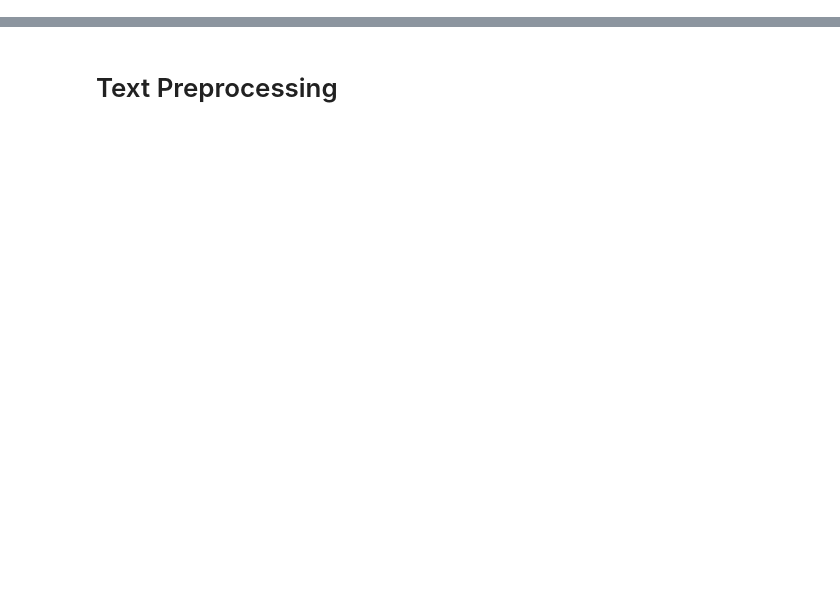
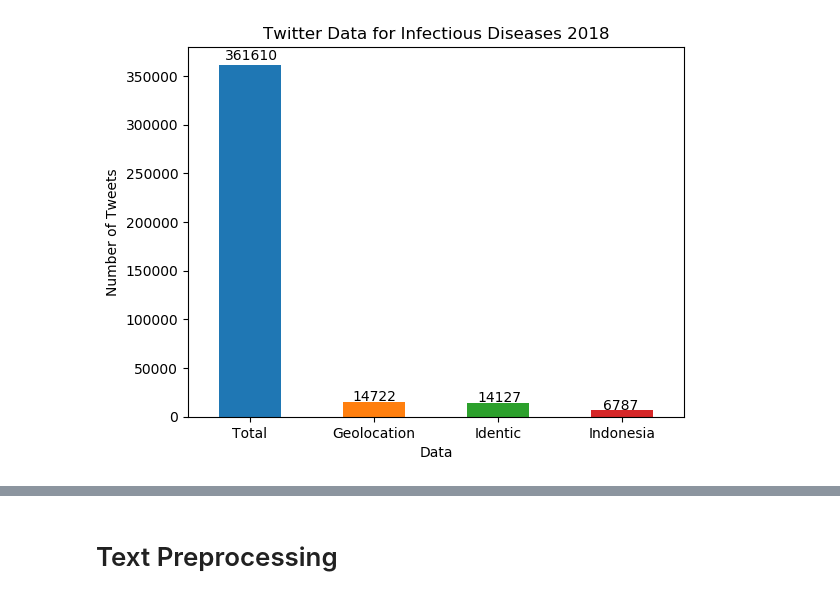
Before and after one commit to robitalhazmi/final-project, a Jupyter notebook: preprocessing.ipynb, the cells around one changed output, grey strips where cells are left out. Drawn from its saved outputs; the diff is of its cells as text; code cells hidden in the pictures; blank space fills up the shorter version.

```diff
--- a/preprocessing.ipynb
+++ b/preprocessing.ipynb
@@ -8,0 +11,3 @@ diare.shape
+# %%
+pm_geo = pm[pm['placeID'] != ' '].sort_values(by="date")
+print(pm_geo.shape[0])
@@ -8,0 +25,3 @@ diare.shape
+# %%
+pm_geo_drop = pm_geo.drop_duplicates()
+print(pm_geo_drop.shape[0])
@@ -8,0 +39,3 @@ diare.shape
+# %%
+pm_id = pm_geo_drop[pm_geo_drop["lokasi"].str.contains("Indonesia|Jawa|Sulawesi|Yogyakarta|Jambi|Gorontalo|Banten|Jakarta|Riau|Sumatera|Kampung kandang|Menteng|Maumere|D 1537 OO|Manado|Sekolah Kartini|Bumi tamalanrea|Bogor|Gramedia|Gilimanuk|Bendungan hilir|Nusa Tenggara|Toilet|Cianjur|juanda|Fakultas Ekonomi|UNDIP|Cikunir|cibitung|tinjomoyo|Meruya|KFC|Terminal 2|Dinas Pekerjaan|Rumah Makeupuccino|The Danted Mencret|Sekumpul|Cipaganti|Ronggowarsito|Pakem|Tugel|Aceh|RS UIN|Dago|Lampung|Pizza|Oseng|Sudirman|Bintaro|Malioboro|IGD|ITB|Majalengka|Sanggar Agung|Globalresourcestrader|Sarangan")].reset_index(drop=True)
+pm_id.shape
@@ -8,0 +58,4 @@ diare.shape
+# %%
+data = pd.DataFrame({'data': ['Total', 'Geolocation', 'Identic', 'Indonesia'],
+                    'freq': [pm.shape[0], pm_geo.shape[0], pm_geo_drop.shape[0], pm_id.shape[0]]})
+data
@@ -8,0 +68,15 @@ diare.shape
+# %%
+ax = data.plot(x='data', y='freq',kind="bar", rot=0, legend=None)
+ax.set_alpha(0.5)
+ax.set_xlabel('Data')
+ax.set_ylabel('Number of Tweets')
+ax.set_title('Twitter Data for Infectious Diseases 2018')
+
+ax.text(ax.patches[0].get_x()+0.05, ax.patches[0].get_height()+5000, str(ax.patches[0].get_height()), fontsize=10)
+ax.text(ax.patches[1].get_x()+0.075, ax.patches[1].get_height()+2000, str(ax.patches[1].get_height()), fontsize=10)
+ax.text(ax.patches[2].get_x()+0.08, ax.patches[2].get_height()+1000, str(ax.patches[2].get_height()), fontsize=10)
+ax.text(ax.patches[3].get_x()+0.1, ax.patches[3].get_height()+300, str(ax.patches[3].get_height()), fontsize=10)
+
+plt.show()
+# %% [output]
+[figure, added]
```
Also changed, not shown: parts of 25 cells of this notebook, 3 other files.
